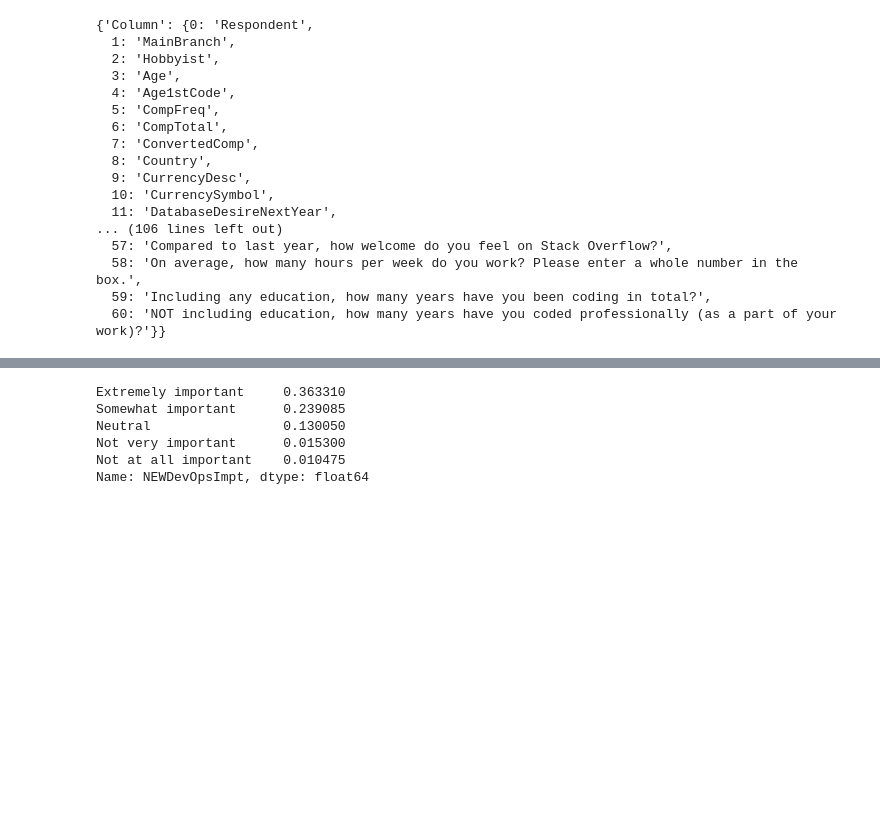
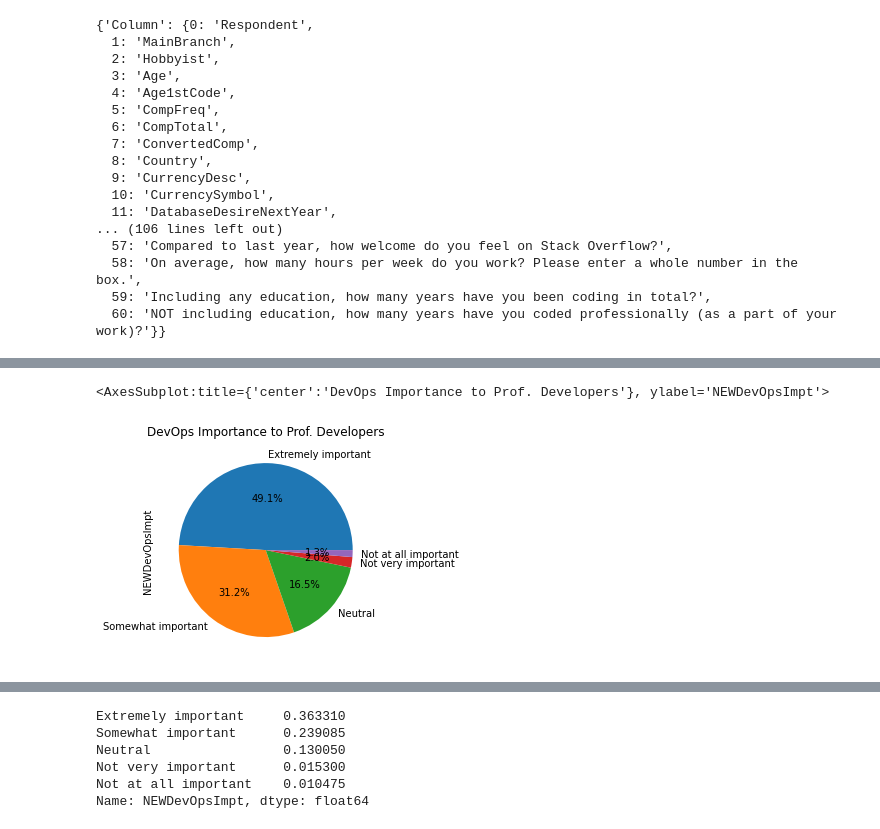
Before and after one commit to edivaldojuniorch/stackoverflow_2020_analysis, a Jupyter notebook: StackOverflow Survey 2020.ipynb, the cells around one changed output, grey strips where cells are left out. Saved outputs shown, nothing was run; the diff lists cells and outputs as text; code cells hidden in the pictures; blank space fills up the shorter version.

```diff
--- a/StackOverflow Survey 2020.ipynb
+++ b/StackOverflow Survey 2020.ipynb
@@ -26 +70,11 @@ df_scheme.to_dict()
+# %%
+# Question 0.1 What professonal Developers think about DevOps Importance
+MainBranch_Prof_DevOpsImpor = df.loc[df['MainBranch']=='I am a developer by profession']['NEWDevOpsImpt'].value_counts()
+MainBranch_Prof_DevOpsImpor.plot(kind='pie',
+                                normalize=True,
+                                autopct='%1.1f%%',
+                                title='DevOps Importance to Prof. Developers')
+# %% [output]
+<AxesSubplot:title={'center':'DevOps Importance to Prof. Developers'}, ylabel='NEWDevOpsImpt'>
+[figure, added]
 # %%
```
Also changed, not shown: parts of 9 cells of this notebook.
